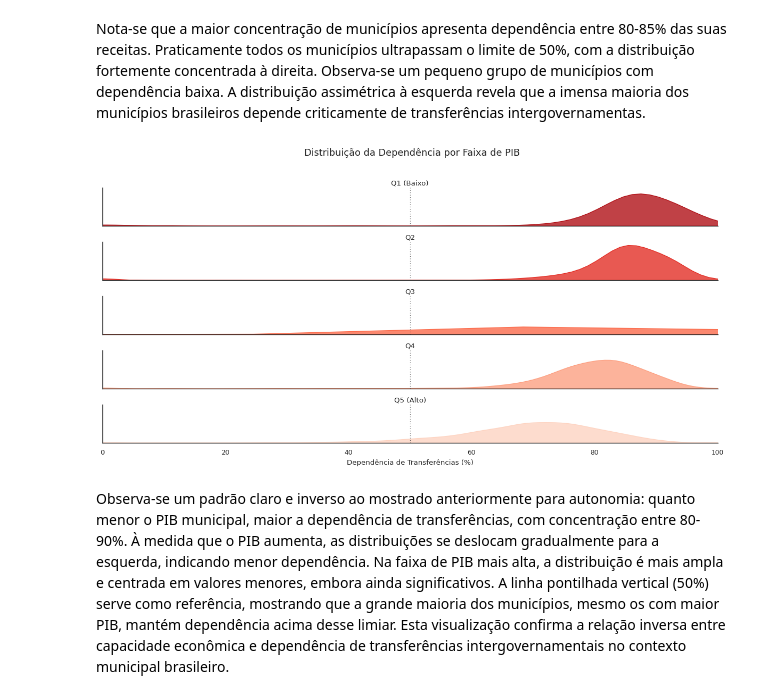
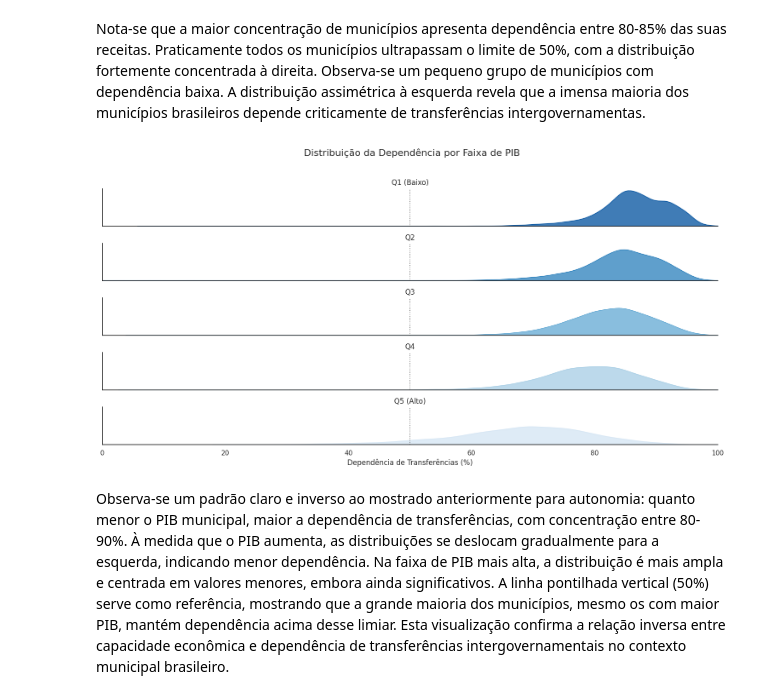
Before and after one commit to amandacmelo/Projeto-Ciencia-de-Dados, a Jupyter notebook: Análise Exploratória dos Dados/Análise_exploratória_dos_dados_Dependência_financeira,_transferências_e_exportaçõesipynb.ipynb, the cells around one changed output. Saved outputs shown, nothing was run; the diff lists cells and outputs as text; code cells hidden in the pictures.

```diff
--- a/Análise Exploratória dos Dados/Análise_exploratória_dos_dados_Dependência_financeira,_transferências_e_exportaçõesipynb.ipynb
+++ b/Análise Exploratória dos Dados/Análise_exploratória_dos_dados_Dependência_financeira,_transferências_e_exportaçõesipynb.ipynb
@@ -622,18 +434,18 @@ A análise do gráfico revela que a grande maioria dos municípios brasileiros p
 import seaborn as sns
 import matplotlib.pyplot as plt
 
-# Criar faixas de PIB
-dados['Faixa_PIB'] = pd.qcut(dados['PIB'], q=5, labels=['Q1 (Baixo)', 'Q2', 'Q3', 'Q4', 'Q5 (Alto)'])
+dados_filtrados['Faixa_PIB'] = pd.qcut(
+    dados_filtrados['PIB'], q=5, labels=['Q1 (Baixo)', 'Q2', 'Q3', 'Q4', 'Q5 (Alto)']
+)
 
-# Plot
 sns.set_theme(style="white", rc={"axes.facecolor": (0, 0, 0, 0)})
 g = sns.FacetGrid(
-    dados,
+    dados_filtrados,
     row='Faixa_PIB',
     hue='Faixa_PIB',
     aspect=10,
     height=1.5,
-    palette='Greens'
+    palette='Blues'
 )
 g.map(sns.kdeplot, 'Indice_Autonomia', fill=True, alpha=0.8)
 g.fig.suptitle('Distribuição da Autonomia por Faixa de PIB', y=1.02, fontsize=16)
@@ -784,47 +508,45 @@ import seaborn as sns
 import matplotlib.pyplot as plt
 import pandas as pd
 
-dados['Faixa_PIB'] = pd.qcut(dados['PIB'],
-                           q=5,
-                           labels=['Q1 (Baixo)', 'Q2', 'Q3', 'Q4', 'Q5 (Alto)'])
-
+dados_filtrados['Faixa_PIB'] = pd.qcut(dados_filtrados['PIB'],
+                                       q=5,
+                                       labels=['Q1 (Baixo)', 'Q2', 'Q3', 'Q4', 'Q5 (Alto)'])
 
 g = sns.FacetGrid(
-    dados,
+    dados_filtrados,
     row='Faixa_PIB',
     hue='Faixa_PIB',
     aspect=10,
     height=1.5,
-    palette='Reds_r',
+    palette='Blues_r',
     xlim=(0, 100)
 )
 
 g.map(sns.kdeplot, 'Dependencia_Transferencias',
      fill=True,
      alpha=0.8,
      linewidth=1.2)
 
 def ref_line(x, **kwargs):
     plt.axvline(x=50, color='#333333', linestyle=':', linewidth=1.2, alpha=0.7)
 g.map(ref_line, 'Dependencia_Transferencias')
-
 
 g.fig.suptitle('Distribuição da Dependência por Faixa de PIB',
               y=1.02,
               fontsize=16,
               fontweight='normal')
 
 g.set(
     ylabel="",
     xlabel="Dependência de Transferências (%)"
 )
 g.set_titles(row_template='{row_name}')
 g.set(yticks=[])
 
 plt.subplots_adjust(hspace=0.25)
 plt.tight_layout()
 plt.show()
 # %% [output]
-[figure, old version]
+[figure, new version]
 # %% [markdown]
 Observa-se um padrão claro e inverso ao mostrado anteriormente para autonomia: quanto menor o PIB municipal, maior a dependência de transferências, com concentração entre 80-90%. À medida que o PIB aumenta, as distribuições se deslocam gradualmente para a esquerda, indicando menor dependência. Na faixa de PIB mais alta, a distribuição é mais ampla e centrada em valores menores, embora ainda significativos. A linha pontilhada vertical (50%) serve como referência, mostrando que a grande maioria dos municípios, mesmo os com maior PIB, mantém dependência acima desse limiar. Esta visualização confirma a relação inversa entre capacidade econômica e dependência de transferências intergovernamentais no contexto municipal brasileiro.
```
Also changed, not shown: parts of 141 cells of this notebook.
